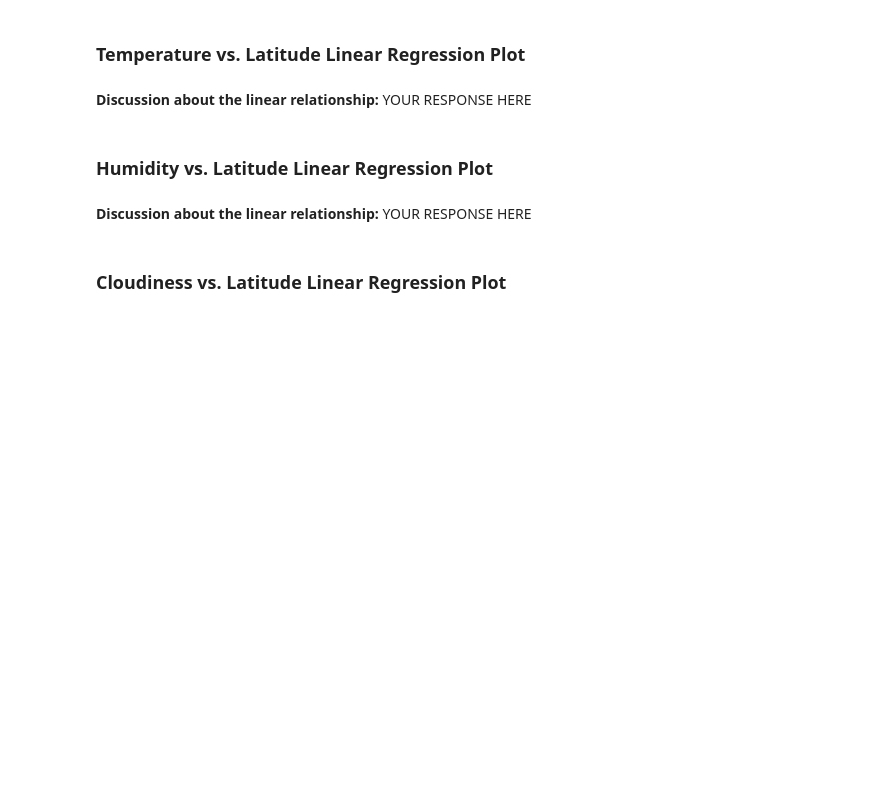
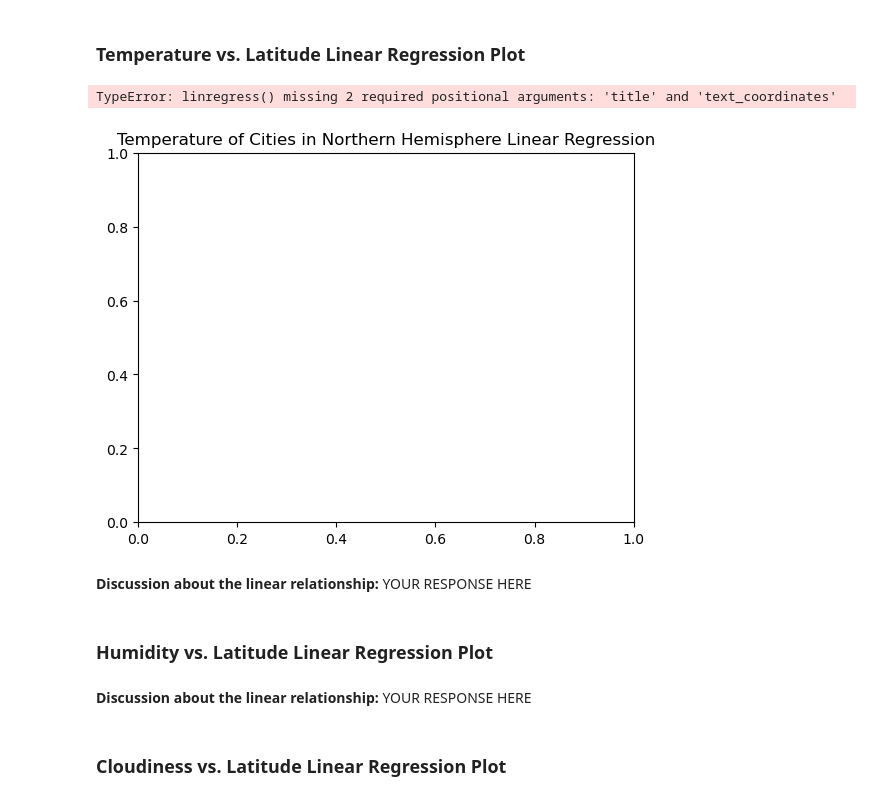
Before and after one commit to mtkrebs87/python_api_challenge, a Jupyter notebook: WeatherPy/WeatherPyFinal.ipynb, the cells around one changed output. Saved outputs shown, nothing was run; the diff lists cells and outputs as text; code cells hidden in the pictures; blank space fills up the shorter version.

```diff
--- a/WeatherPy/WeatherPyFinal.ipynb
+++ b/WeatherPy/WeatherPyFinal.ipynb
@@ -257,17 +267,24 @@ plt.show()
 ---
 
 ## Requirement 2: Compute Linear Regression for Each Relationship
-# %%
-# Define a function to create Linear Regression plots
-x = ""
-y = ""
-
-slope, int, r, p, std_err = stats.lingregress(x, y)
-
-linear_regression = stats.lingregress(x, y)
+# %%
+# Define a function to create Linear Regression plots
+def lin_regress(x_values, y_values, title, text_coordinates):
+
+    (slope, intercept, rvalue, pvalue, stderr) = linregress(x_values, y_values)
+    regress_values = x_values * slope + intercept
+    line_eq = "y = " + str(round(slope,4)) + "x + " + str(round(intercept,4))
+
+    plt.scatter(x_values, y_values, edgecolor="black", linewidths=1, marker="o", alpha=.5)
+    plt.plot(x_values, regress_values, "r-")
+    plt.annotate(line_eq, text_coordinates, fontsize=15, color="black")
+    plt.xlabel("Latitude of Cities")
+    plt.ylabel(title)
+    #print(f"The r-value is:")
+    plt.show()
 # %%
 # Create a DataFrame with the Northern Hemisphere data (Latitude >= 0)
-northern_hemi = city_data_df.groupby("("Lat") >= 0")
+northern_hemi = city_data_df[city_data_df["Lat"] >= 0]
 
 northern_hemi_df = pd.DataFrame(northern_hemi)
 
@@ -286,23 +319,26 @@ southern_hemi_df.head()
 # %%
 # Linear regression on Northern Hemisphere
 
 # Build scatter plot for latitude vs. temperature
-latitude = northern_hemi_df["Lat"]
-temperature = northern_hemi_df["Max Temp"]
-plt.scatter(latitude, temperature)
-x = latitude
-y = temperature
-plt.plot(x, y)
+x_values = northern_hemi_df["Lat"]
+y_values = northern_hemi_df["Max Temp"]
+plt.title("Temperature of Cities in Northern Hemisphere Linear Regression")
+lin_regress(x_values, y_values, "Temperature", (1, -40))
+
+
 
 # Incorporate the other graph properties
-plt.xlabel("Latitude of Cities")
-plt.ylabel("Temperature of Cities")
+#plt.xlabel("Latitude of Cities")
+#plt.ylabel("Temperature of Cities")
 
 # Save the figure
 plt.savefig("output_data/Fig1.png")
 
 # Show plot
 plt.show()
+# %% [output]
+TypeError: linregress() missing 2 required positional arguments: 'title' and 'text_coordinates'
+[figure, added]
 # %%
 # Linear regression on Southern Hemisphere
 
```
Also changed, not shown: parts of 12 cells of this notebook, 5 other files.
